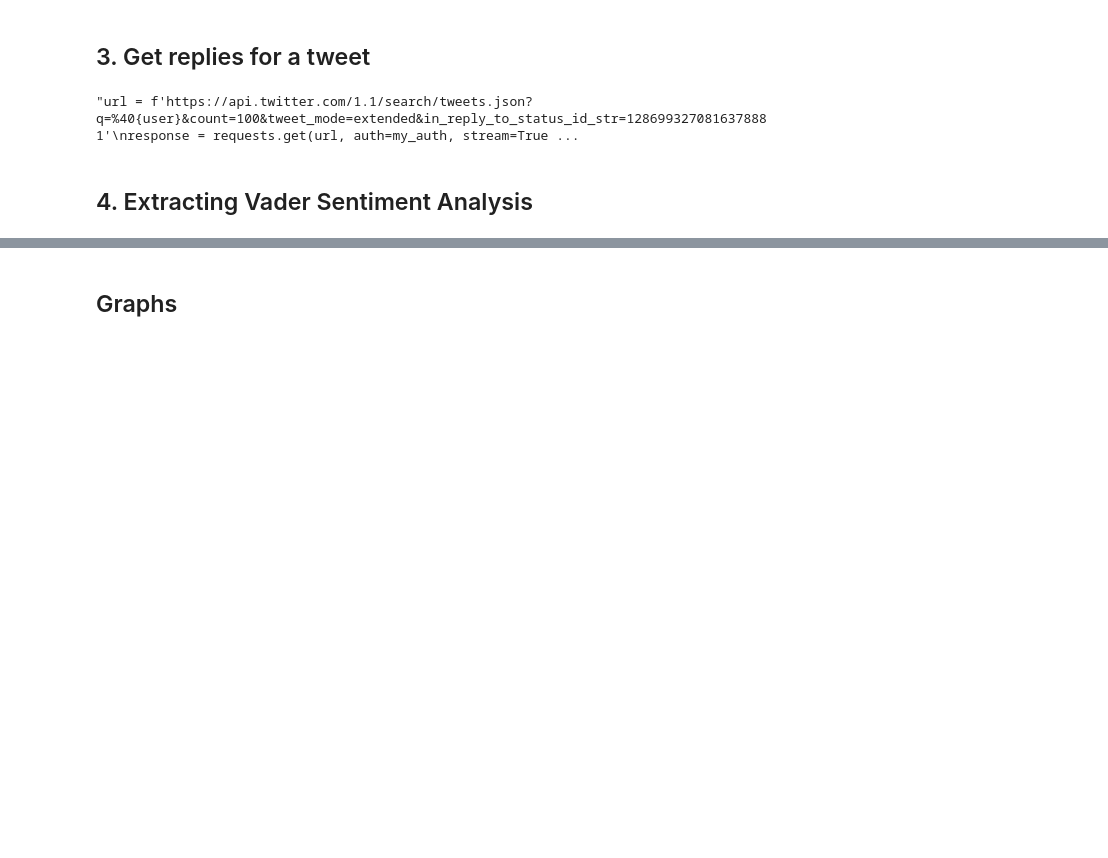
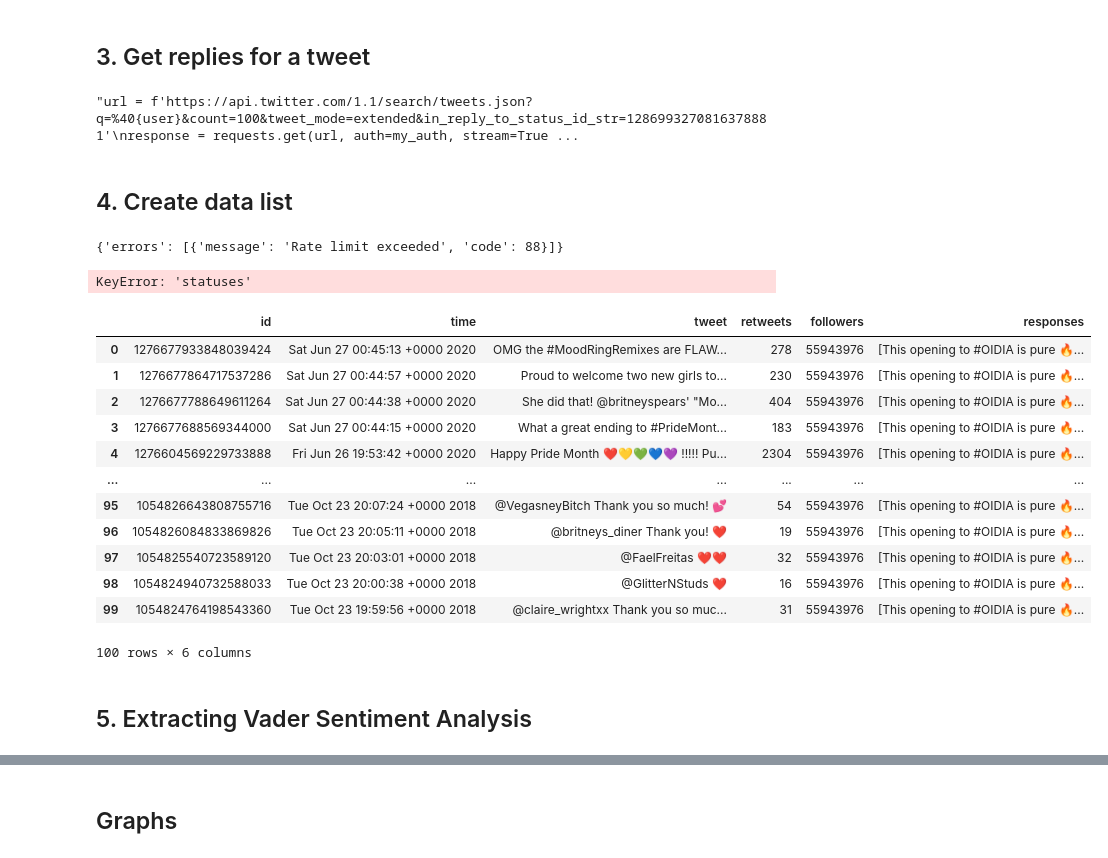
Before and after one commit to adrianacoca/Predictweet, a Jupyter notebook: notebooks/Twitter API access.ipynb, the cells around one changed output, grey strips where cells are left out. Cells and saved outputs as stored; diff of their text form; code cells hidden in the pictures; blank space fills up the shorter version.

Commit message:
More columns added to df

```diff
--- a/notebooks/Twitter API access.ipynb
+++ b/notebooks/Twitter API access.ipynb
@@ -18,7 +20,7 @@ ACCESS_SECRET)
 # %% [markdown]
 ## Choose user
 # %%
-user = "realDonaldTrump"
+user = "britneyspears"
 # %% [markdown]
 ## 1. Get twitter mentions
 # %%
@@ -111,0 +94,18 @@ user_t
+# %%
+id_ = []
+retweet_count = []
+followers_count = []
+tweet = []
+time = []
+for i in range(len(user_t)):
+    id_.append(user_t[i]["id_str"])
+    retweet_count.append(user_t[i]["retweet_count"])
+    followers_count.append(user_t[i]["user"]["followers_count"])
+    time.append(user_t[i]['created_at'])
+    try:
+        tweet.append(user_t[i]['retweeted_status']['full_text'])
+    except:
+        tweet.append(user_t[i]["full_text"])
+# %%
+d = {"id":id_, "time":time, "tweet": tweet, "retweets":retweet_count, "followers":followers_count}
+data = pd.DataFrame(data = d)
@@ -136,3 +160,13 @@ response = requests.get(url, auth=my_auth, stream=True)
 print(response.json())"""
 # %% [output]
 "url = f'https://api.twitter.com/1.1/search/tweets.json?q=%40{user}&count=100&tweet_mode=extended&in_reply_to_status_id_str=1286993270816378881'\nresponse = requests.get(url, auth=my_auth, stream=True ...
+# %% [markdown]
+## 4. Create data list
+# %%
+responses = []
+for id_ in list(data["id"]):
+    r = get_replies(user, id_)
+    responses.append(r)
+# %% [output]
+{'errors': [{'message': 'Rate limit exceeded', 'code': 88}]}
+KeyError: 'statuses'
@@ -139,5 +175,21 @@ print(response.json())"""
+# %%
+data
+# %% [output]
+|  | id | time | tweet | retweets | followers | responses |
+| 0 | 1276677933848039424 | Sat Jun 27 00:45:13 +0000 2020 | OMG the #MoodRingRemixes are FLAW... | 278 | 55943976 | [This opening to #OIDIA is pure 🔥... |
+| 1 | 1276677864717537286 | Sat Jun 27 00:44:57 +0000 2020 | Proud to welcome two new girls to... | 230 | 55943976 | [This opening to #OIDIA is pure 🔥... |
+| 2 | 1276677788649611264 | Sat Jun 27 00:44:38 +0000 2020 | She did that! @britneyspears' "Mo... | 404 | 55943976 | [This opening to #OIDIA is pure 🔥... |
+| 3 | 1276677688569344000 | Sat Jun 27 00:44:15 +0000 2020 | What a great ending to #PrideMont... | 183 | 55943976 | [This opening to #OIDIA is pure 🔥... |
+| 4 | 1276604569229733888 | Fri Jun 26 19:53:42 +0000 2020 | Happy Pride Month ❤️💛💚💙💜 !!!!! Pu... | 2304 | 55943976 | [This opening to #OIDIA is pure 🔥... |
+| ... | ... | ... | ... | ... | ... | ... |
+| 95 | 1054826643808755716 | Tue Oct 23 20:07:24 +0000 2018 | @VegasneyBitch Thank you so much! 💕 | 54 | 55943976 | [This opening to #OIDIA is pure 🔥... |
+| 96 | 1054826084833869826 | Tue Oct 23 20:05:11 +0000 2018 | @britneys_diner Thank you! ❤️ | 19 | 55943976 | [This opening to #OIDIA is pure 🔥... |
+| 97 | 1054825540723589120 | Tue Oct 23 20:03:01 +0000 2018 | @FaelFreitas ❤️❤️ | 32 | 55943976 | [This opening to #OIDIA is pure 🔥... |
+| 98 | 1054824940732588033 | Tue Oct 23 20:00:38 +0000 2018 | @GlitterNStuds ❤️ | 16 | 55943976 | [This opening to #OIDIA is pure 🔥... |
+| 99 | 1054824764198543360 | Tue Oct 23 19:59:56 +0000 2018 | @claire_wrightxx Thank you so muc... | 31 | 55943976 | [This opening to #OIDIA is pure 🔥... |
+100 rows × 6 columns
 # %% [markdown]
-## 4. Extracting Vader Sentiment Analysis
+## 5. Extracting Vader Sentiment Analysis
 # %%
 from vaderSentiment.vaderSentiment import SentimentIntensityAnalyzer
 
```
Also changed, not shown: parts of 31 cells of this notebook, 2 other files.
